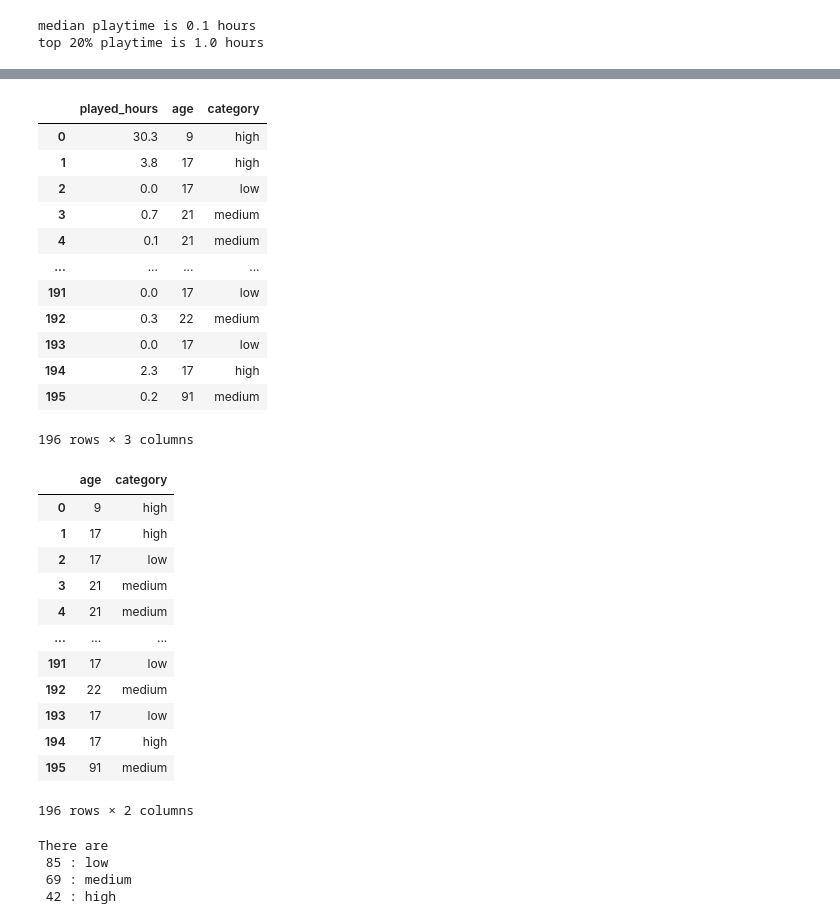
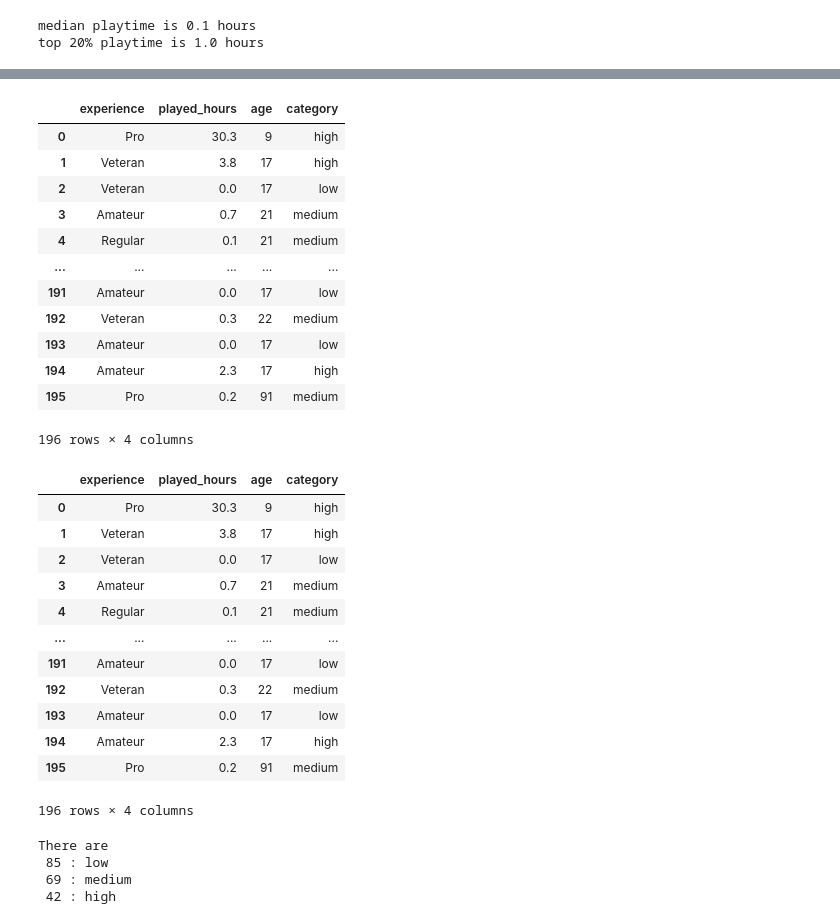
Before and after one commit to Lionung/dsci_100_group_project, a Jupyter notebook: Group 8 Project.ipynb, the cells around one changed output, grey strips where cells are left out. Drawn from its saved outputs; the diff is of its cells as text; code cells hidden in the pictures.

Commit message:
Added other experience predictor, as well as more steps for data analysis. Kind of a mess mb

```diff
--- a/Group 8 Project.ipynb
+++ b/Group 8 Project.ipynb
@@ -16,10 +76,12 @@ players_url = "https://raw.githubusercontent.com/Lionung/dsci_100_group_project/
 # importing the files as CSV
 players = pd.read_csv(players_url)
 # %%
+#minimum necessary cleaning
+
 # removing NAN values, dropping columns with NAN vals
 players.dropna(axis=1, inplace=True)
 
 # removing other unnecessary variables to our investigation
-players_clean = players.drop(columns=["hashedEmail", "name", "experience", "subscribe", "gender"])
+players_clean = players.drop(columns=["hashedEmail", "name", "subscribe", "gender"])
 players_clean.head()
 # %% [output]
@@ -91,37 +210,38 @@ players_clean["category"] = pd.cut(
 
 players_clean
 # %% [output]
-|  | played_hours | age | category |
-| 0 | 30.3 | 9 | high |
-| 1 | 3.8 | 17 | high |
-| 2 | 0.0 | 17 | low |
-| 3 | 0.7 | 21 | medium |
-| 4 | 0.1 | 21 | medium |
-| ... | ... | ... | ... |
-| 191 | 0.0 | 17 | low |
-| 192 | 0.3 | 22 | medium |
-| 193 | 0.0 | 17 | low |
-| 194 | 2.3 | 17 | high |
-| 195 | 0.2 | 91 | medium |
+|  | experience | played_hours | age | category |
+| 0 | Pro | 30.3 | 9 | high |
+| 1 | Veteran | 3.8 | 17 | high |
+| 2 | Veteran | 0.0 | 17 | low |
+| 3 | Amateur | 0.7 | 21 | medium |
+| 4 | Regular | 0.1 | 21 | medium |
+| ... | ... | ... | ... | ... |
+| 191 | Amateur | 0.0 | 17 | low |
+| 192 | Veteran | 0.3 | 22 | medium |
+| 193 | Amateur | 0.0 | 17 | low |
+| 194 | Amateur | 2.3 | 17 | high |
+| 195 | Pro | 0.2 | 91 | medium |
-196 rows × 3 columns
+196 rows × 4 columns
 # %%
 #cleaning data
-players_data = players_clean.drop(columns=["played_hours"])
+#unnecessary step lowkey got lazy didn't wanna reupdate everything
+players_data = players_clean.drop(columns=[])
 players_data
 # %% [output]
-|  | age | category |
-| 0 | 9 | high |
-| 1 | 17 | high |
-| 2 | 17 | low |
-| 3 | 21 | medium |
-| 4 | 21 | medium |
-| ... | ... | ... |
-| 191 | 17 | low |
-| 192 | 22 | medium |
-| 193 | 17 | low |
-| 194 | 17 | high |
-| 195 | 91 | medium |
+|  | experience | played_hours | age | category |
+| 0 | Pro | 30.3 | 9 | high |
+| 1 | Veteran | 3.8 | 17 | high |
+| 2 | Veteran | 0.0 | 17 | low |
+| 3 | Amateur | 0.7 | 21 | medium |
+| 4 | Regular | 0.1 | 21 | medium |
+| ... | ... | ... | ... | ... |
+| 191 | Amateur | 0.0 | 17 | low |
+| 192 | Veteran | 0.3 | 22 | medium |
+| 193 | Amateur | 0.0 | 17 | low |
+| 194 | Amateur | 2.3 | 17 | high |
+| 195 | Pro | 0.2 | 91 | medium |
-196 rows × 2 columns
+196 rows × 4 columns
 # %%
 # how many exist per category
 
```
Also changed, not shown: parts of 25 cells of this notebook.
